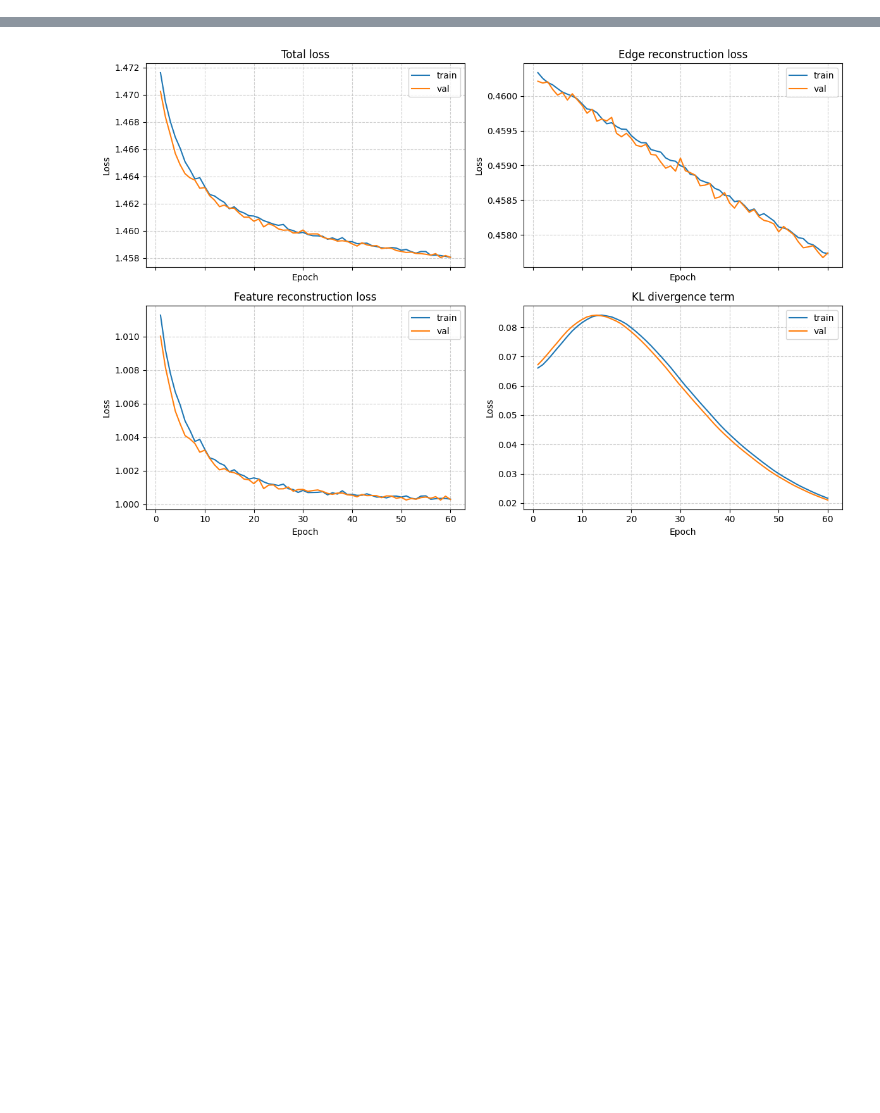
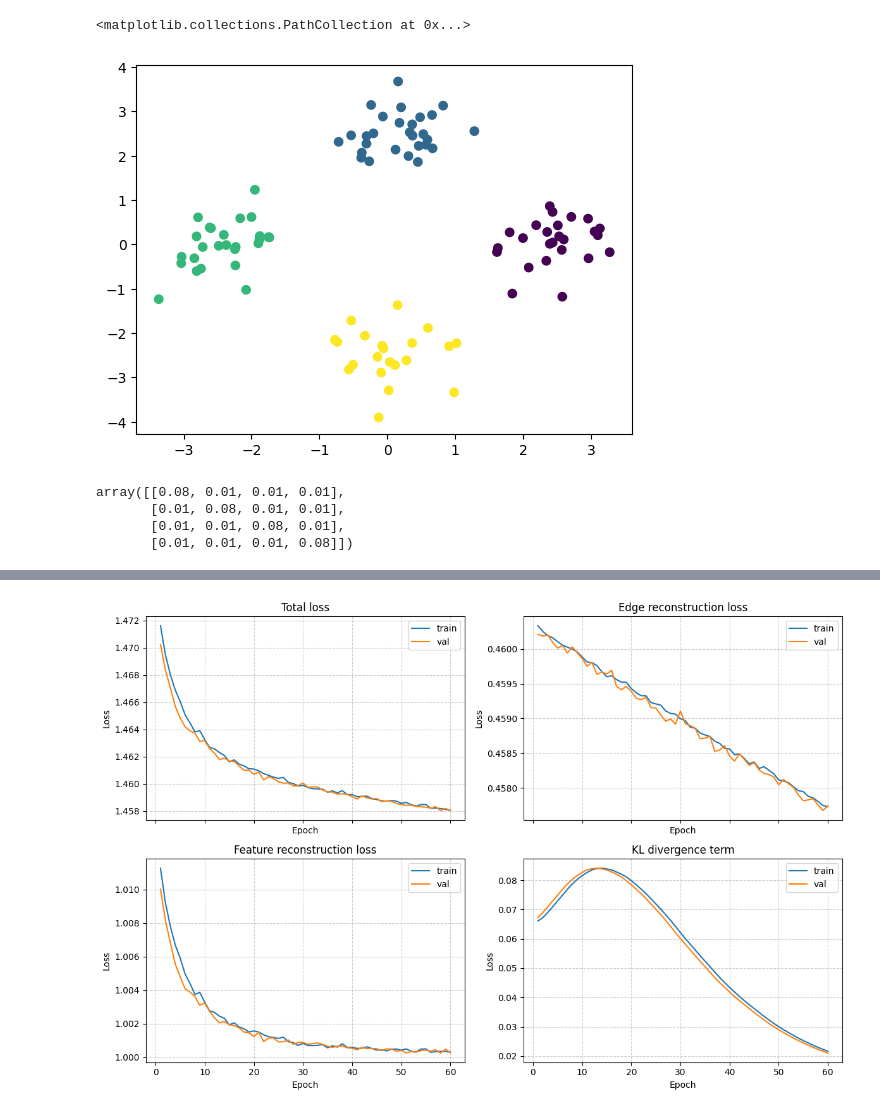
Before and after one commit to ZhangWan-byte/lpm, a Jupyter notebook: exp1_demo.ipynb, the cells around one changed output, grey strips where cells are left out. Saved outputs shown, nothing was run; the diff lists cells and outputs as text; code cells hidden in the pictures; blank space fills up the shorter version.

```diff
--- a/exp1_demo.ipynb
+++ b/exp1_demo.ipynb
@@ -36,0 +240,25 @@ NpzFile './sim_data/B1/B1_TranslationInvariant_RBF_ARD_nodes.npz' with keys: pos
+# %%
+d = 2
+Kc = 4
+weights = [0.25, 0.25, 0.25, 0.25]
+means = [[2.5, 0.0], [0.0, 2.5], [-2.5, 0.0], [0.0, -2.5]]
+cov_scale = 0.5
+X, z_blocks = dist.gaussian_mixture(rng, N, d, Kc, weights, means, cov_scale)
+# %%
+plt.scatter(X[:,0], X[:,1], c=z_blocks, cmap="viridis")
+# %% [output]
+<matplotlib.collections.PathCollection at 0x...>
+[figure, added]
+# %%
+B = np.array([
+    [0.08, 0.01, 0.01, 0.01],
+    [0.01, 0.08, 0.01, 0.01],
+    [0.01, 0.01, 0.08, 0.01],
+    [0.01, 0.01, 0.01, 0.08]
+])
+B
+# %% [output]
+array([[0.08, 0.01, 0.01, 0.01],
+       [0.01, 0.08, 0.01, 0.01],
+       [0.01, 0.01, 0.08, 0.01],
+       [0.01, 0.01, 0.01, 0.08]])
```
Also changed, not shown: parts of 30 cells of this notebook, 9 other files.
